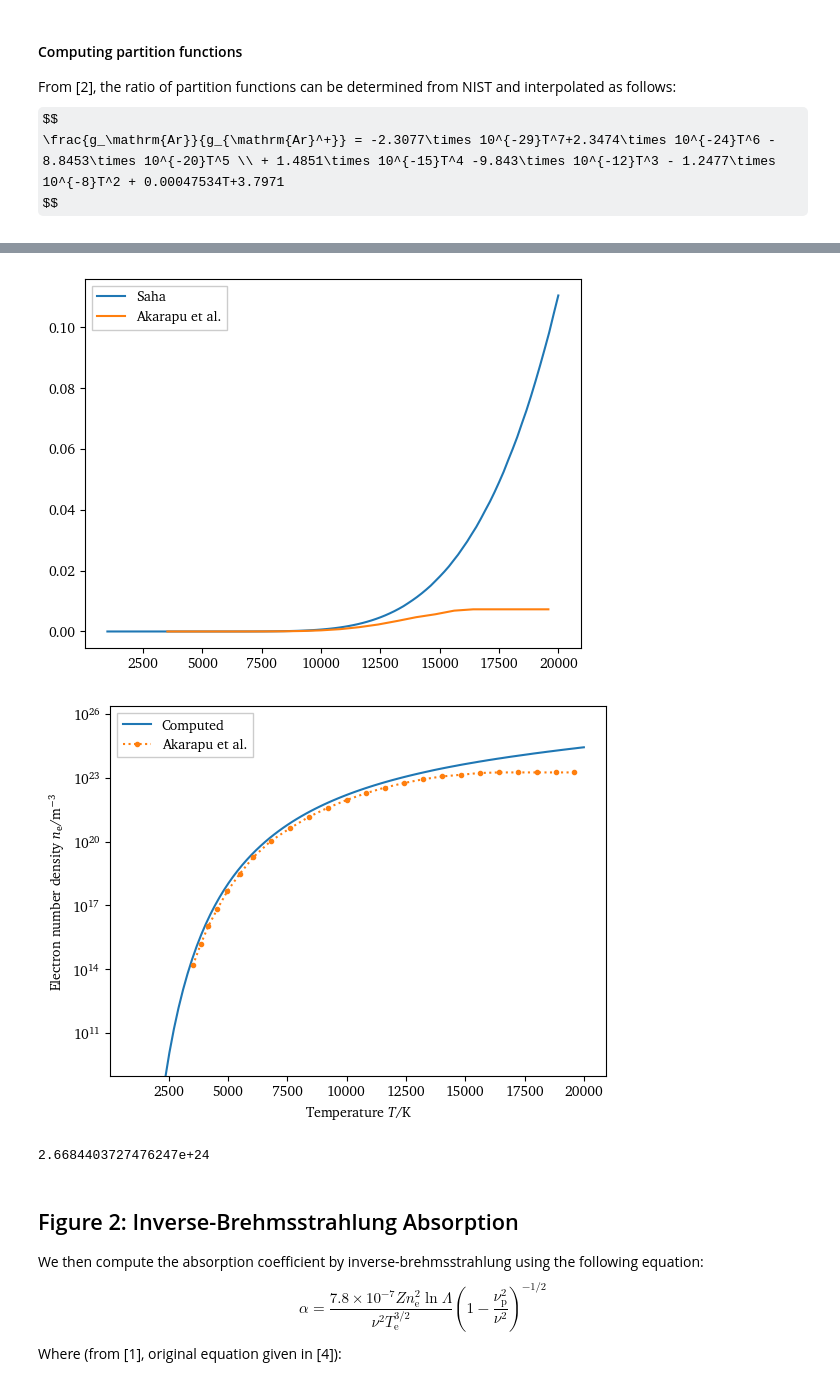
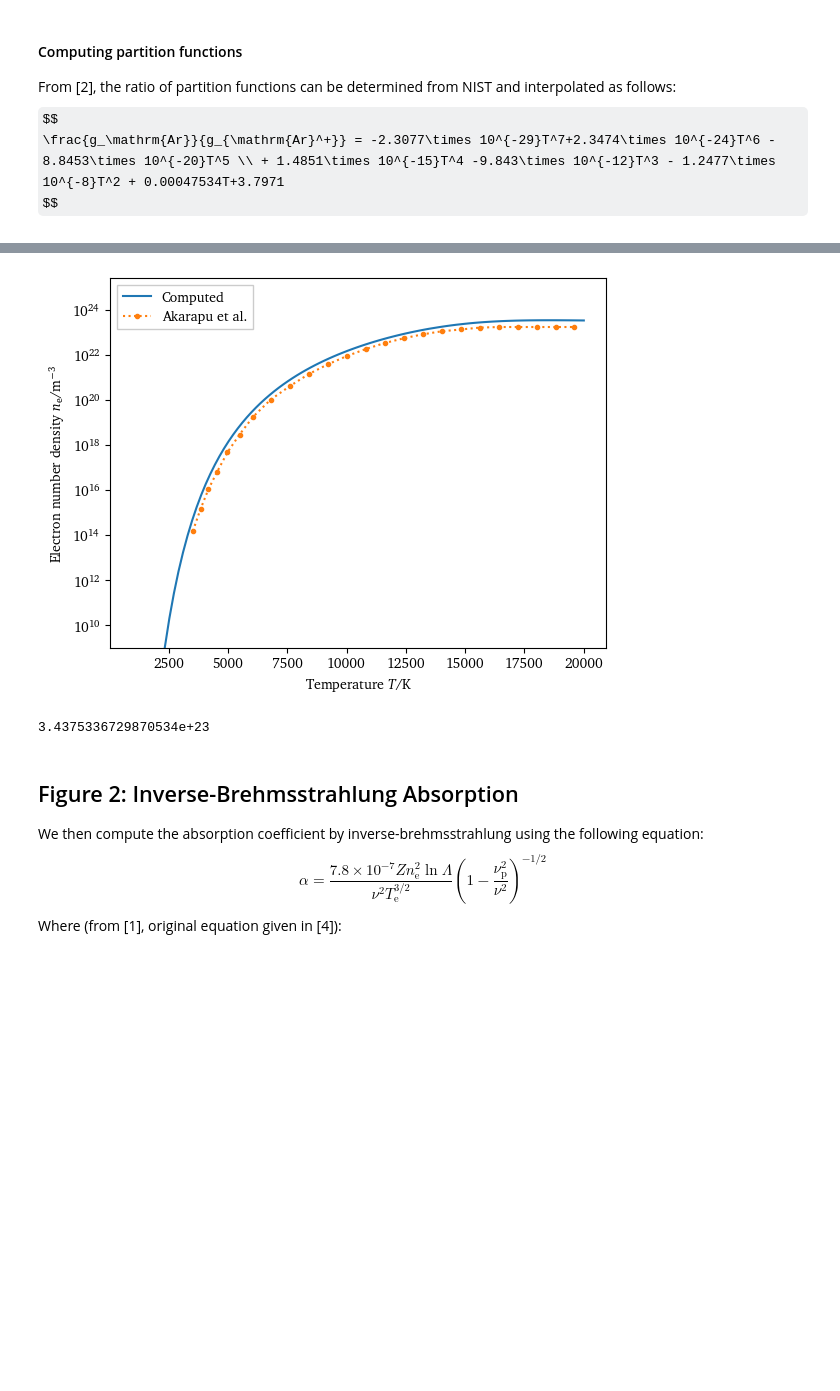
Before and after one commit to eeduplay/MScThesis, a Jupyter notebook: code/absorption.ipynb, the cells around one changed output, grey strips where cells are left out. Cells and saved outputs as stored; diff of their text form; code cells hidden in the pictures; some formulas as TeX source; blank space fills up the shorter version.

```diff
--- a/code/absorption.ipynb
+++ b/code/absorption.ipynb
@@ -51,13 +51,14 @@ M_argon = 39.95  # kg kmol^-1
 init_temp = 300  # K
 temperature = np.linspace(1000, 20000, 100)  # K
 # pressure = 1*101300  # Pa
-pressure = 1e5  # Pa
+pressure = 1e5 # Pa
 gas_species = ['Ar I', 'Ar II']
 
 # rho = pressure/(R_argon*init_temp)
 # n_0 = 1000*const.Avogadro*rho/M_argon
 
-n_0 = pressure*const.N_A/(const.R*init_temp)
+# n_0 = pressure*const.N_A/(const.R*init_temp)  # only valid for constant volume
+n_0 = pressure*const.N_A/(const.R*temperature)
 # %% [markdown]
 #### Computing partition functions
 From [2], the ratio of partition functions can be determined from NIST and interpolated as follows:
@@ -65,14 +66,16 @@ $$
     \frac{g_\mathrm{Ar}}{g_{\mathrm{Ar}^+}} = -2.3077\times 10^{-29}T^7+2.3474\times 10^{-24}T^6 - 8.8453\times 10^{-20}T^5 \\ + 1.4851\times 10^{-15}T^4 -9.843\times 10^{-12}T^3 - 1.2477\times 10^{-8}T^2 + 0.00047534T+3.7971
 $$
 # %%
-pfr = saha.get_argon_pfr(temperature)
+pfr_poly = saha.get_argon_pfr(temperature)
 
 part = Partition(gas_species)
 part.get_stored_data()  # Must call get_web_data method first to download this
-pfr = part.get_ratio('Ar I', 'Ar II', temperature)
+pfr = part.get_ratio('Ar II', 'Ar I', temperature)
 
-plt.plot(temperature, pfr)
+plt.plot(temperature, pfr, label='Raw data from NIST ASD')
+plt.plot(temperature, pfr_poly, label='Interpolation (Nassar)')
 plt.xlabel(r'Temperature $T$/K')
 plt.ylabel(r'Partition function ratio $g_\mathrm{Ar}/g_{\mathrm{Ar}^+}$')
+plt.legend()
 plt.show()
 # %% [output]
@@ -93,41 +96,40 @@ elif ionization_mode == 'regular':
     alphas = n_e/n_0
 elif ionization_mode == 'literature_fit':
     popt, pcov = sciopt.curve_fit(
         lambda x, c1, c2: saha.curvefit(x, c1, c2, n_0),
         ndata[:,0],
         ndata[:,1]
     )
     n_e = saha.curvefit(temperature, popt[0], popt[1], n_0)
     alphas = n_e/n_0
 elif ionization_mode == 'literature_interp':
     n_e = np.interp(temperature, ndata[:,0], ndata[:,1])
     alphas = n_e/n_0
 # elif ionization_mode == 'chianti':
 #     n_e = saha.degreeIonization_chianti(temperature, n_0, 18)
 #     alphas = n_e/n_0
 
-plt.plot(temperature, alphas, label='Saha')
-plt.plot(ndata[:,0], ndata[:,1]/n_0, label='Akarapu et al.')
-# plt.plot(CEA_T, CEA_a, 'r:.', label='CEA at {} bar'.format(int(pressure/1e5)))
-plt.legend()
-plt.show()
+# plt.plot(temperature, alphas, label='Saha')
+# plt.plot(ndata[:,0], ndata[:,1]/n_0, label='Akarapu et al.')
+# # plt.plot(CEA_T, CEA_a, 'r:.', label='CEA at {} bar'.format(int(pressure/1e5)))
+# plt.legend()
+# plt.show()
 
 plt.semilogy(temperature, n_e, label='Computed')
 plt.semilogy(ndata[:,0], ndata[:,1], ':.', label='Akarapu et al.')
 # plt.semilogy(CEA_T, CEA_a*n_0, 'r:.', label='CEA at {} bar'.format(int(pressure/1e5)))
 plt.xlabel(r'Temperature $T$/K')
 plt.ylabel(r'Electron number density $n_\mathrm{e}$/m$^{-3}$')
 plt.ylim(bottom=1e9)
 plt.legend()
 plt.show()
 
 print(n_e[-1])
 # temperature = ndata[:,0]
 # n_e = ndata[:,1]
 # %% [output]
-[figure, old version]
+[figure, new version]
-[figure, removed]
-2.6684403727476247e+24
+3.4375336729870534e+23
 # %% [markdown]
 ## Figure 2: Inverse-Brehmsstrahlung Absorption
 We then compute the absorption coefficient by inverse-brehmsstrahlung using the following equation:
```
Also changed, not shown: parts of 3 cells of this notebook, 10 other files.
